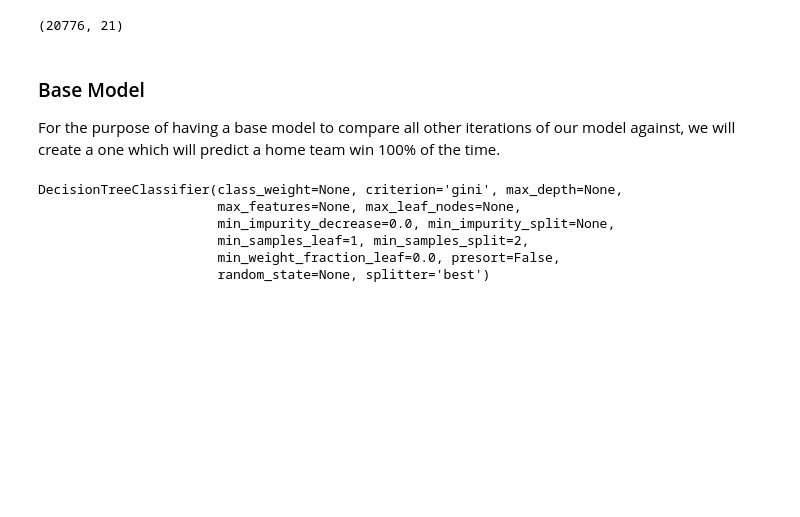
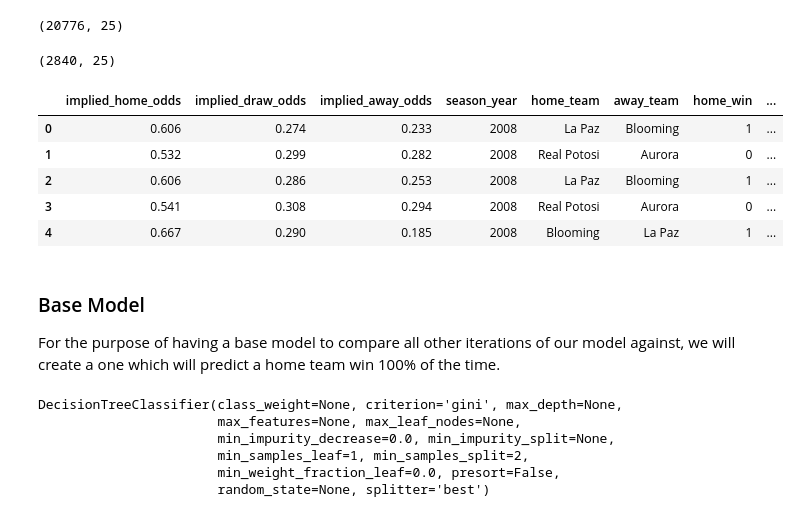
Before and after one commit to miketondu/odds_portal_project, a Jupyter notebook: notebooks/3_odds_model.ipynb, the cells around one changed output. Cells and saved outputs as stored; diff of their text form; code cells hidden in the pictures; blank space fills up the shorter version.

```diff
--- a/notebooks/3_odds_model.ipynb
+++ b/notebooks/3_odds_model.ipynb
@@ -26,6 +28,8 @@ from sklearn.neighbors import KNeighborsClassifier
 from sklearn.discriminant_analysis import LinearDiscriminantAnalysis
 from sklearn.naive_bayes import GaussianNB
 from sklearn.svm import SVC
+from xgboost import XGBClassifier
+from sklearn.metrics import accuracy_score
 
 from IPython.core.interactiveshell import InteractiveShell
 InteractiveShell.ast_node_interactivity = "all"
@@ -37,7 +41,36 @@ pd.set_option('display.max_rows', None)
 odds = pd.read_csv('/Users/miketondu/Dropbox/Data Science/Sharpest Minds/odds_data/bolivian_football_odds_prepared.csv',
                   parse_dates= ['date'])
 
+# Dropping columns which are no longer useful for modelling purposes
+#odds.drop_duplicates('match_href').head(1000)
+
+odds.drop([ 'home_odds', 'draw_odds',
+            'away_odds','final_result',
+            'away_win', 'home_loss', 'away_loss',
+            'home_points', 'away_points',
+            'home_goals', 'away_goals',
+            'first_half_home', 'first_half_away',
+            'second_half_home','second_half_away',
+            'home_games_played', 'away_games_played',
+            'home_goals_allowed',
+            'away_goals_allowed', 'total_goals', 'total_first_half',
+            'total_second_half','home_win_first_h', 'away_win_first_h', 'home_win_second_h',
+            'away_win_second_h',
+            'cumulative_home_win', 'cumulative_away_win',
+            'cumulative_home_loss', 'cumulative_away_loss','cumulative_home_points',
+            'cumulative_away_points','cumulative_home_games_played',
+            'cumulative_away_games_played','cumulative_home_goals_allowed', 'cumulative_away_goals_allowed',
+            'cumulative_home_win_first_h',
+            'cumulative_away_win_first_h', 'cumulative_home_win_second_h',
+            'cumulative_away_win_second_h', 'cumulative_home_goals',
+            'cumulative_away_goals',]
+          ,axis=1,inplace=True)
+
+
 odds.columns
+odds.shape
+#odds.info()
+odds_unique = odds.drop_duplicates('match_href')
 # %% [output]
 Index(['match', 'match_href', 'bookmakers', 'payout', 'date', 'time',
        'season_year', 'home_team', 'away_team', 'implied_home_odds',
@@ -57,17 +89,48 @@ Index(['match', 'match_href', 'bookmakers', 'payout', 'date', 'time',
 # %%
 odds = odds.loc[:,[ 'implied_home_odds', 'implied_draw_odds',
                     'implied_away_odds','season_year',
-                    'home_team','away_team', 'altitude',
-                    'home_win', 'altitude',
+                    'home_team','away_team',
+                    'home_win',
+                    #'over',
+                    'altitude','tropics',
                     'season_win_home_team', 'season_win_away_team',
                     'season_loss_home_team', 'season_loss_away_team',
                     'season_points_home_team','season_points_away_team',
                     'season_games_played_home_team','season_games_played_away_team',
                     'season_goals_home_team','season_goals_away_team',
-                    'season_goals_allowed_home_team', 'season_goals_allowed_away_team']]
+                    'season_goals_allowed_home_team', 'season_goals_allowed_away_team',
+                    'season_win_first_h_home_team', 'season_win_first_h_away_team',
+                    'season_win_second_h_home_team', 'season_win_second_h_away_team']]
 odds.shape
 # %% [output]
-(20776, 21)
+(20776, 25)
+# %%
+odds_unique = odds_unique.loc[:,[ 'implied_home_odds', 'implied_draw_odds',
+                    'implied_away_odds','season_year',
+                    'home_team','away_team',
+                    'home_win',
+                    #'over',
+                    'altitude','tropics',
+                    'season_win_home_team', 'season_win_away_team',
+                    'season_loss_home_team', 'season_loss_away_team',
+                    'season_points_home_team','season_points_away_team',
+                    'season_games_played_home_team','season_games_played_away_team',
+                    'season_goals_home_team','season_goals_away_team',
+                    'season_goals_allowed_home_team', 'season_goals_allowed_away_team',
+                    'season_win_first_h_home_team', 'season_win_first_h_away_team',
+                    'season_win_second_h_home_team', 'season_win_second_h_away_team']]
+odds_unique.shape
+# %% [output]
+(2840, 25)
+# %%
+odds.head()
+# %% [output]
+|  | implied_home_odds | implied_draw_odds | implied_away_odds | season_year | home_team | away_team | home_win | ... |
+| 0 | 0.606 | 0.274 | 0.233 | 2008 | La Paz | Blooming | 1 | ... |
+| 1 | 0.532 | 0.299 | 0.282 | 2008 | Real Potosi | Aurora | 0 | ... |
+| 2 | 0.606 | 0.286 | 0.253 | 2008 | La Paz | Blooming | 1 | ... |
+| 3 | 0.541 | 0.308 | 0.294 | 2008 | Real Potosi | Aurora | 0 | ... |
+| 4 | 0.667 | 0.290 | 0.185 | 2008 | Blooming | La Paz | 1 | ... |
 # %% [markdown]
 ### Base Model
 For the purpose of having a base model to compare all other iterations of our model against, we will create a one which will predict a home team win 100% of the time.
```
Also changed, not shown: parts of 9 cells of this notebook, 1 other file.
